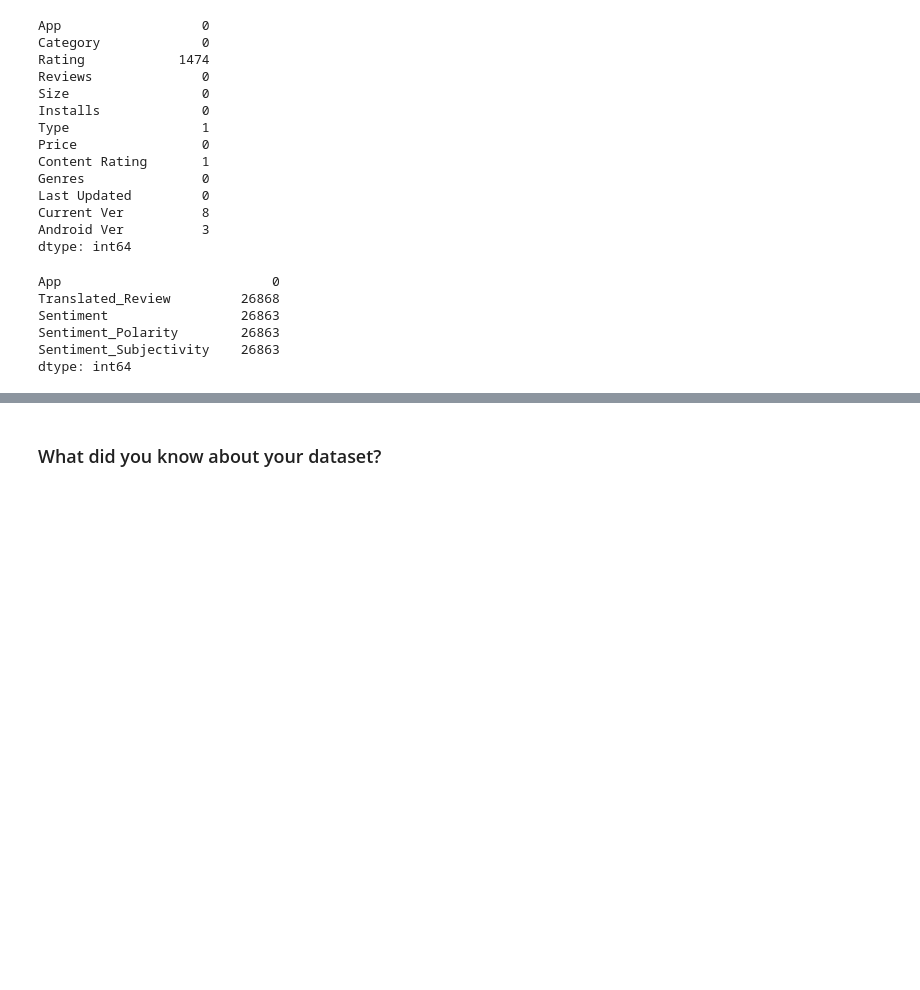
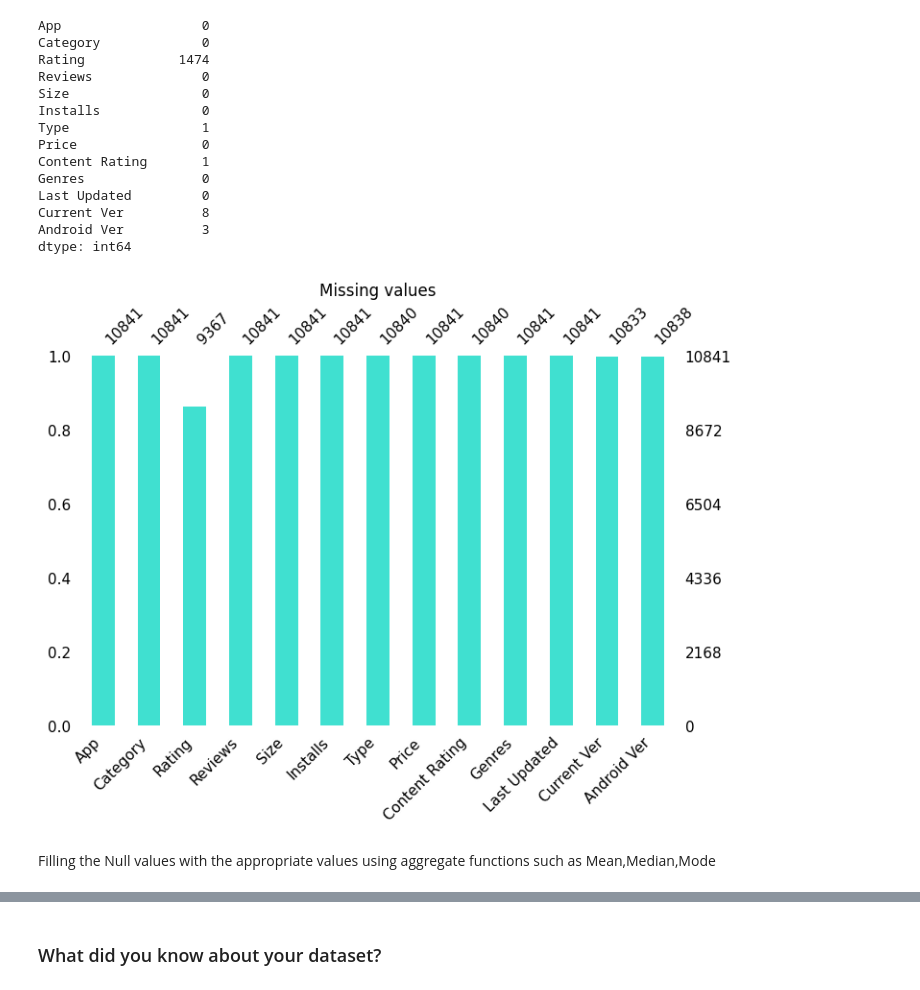
Before and after one commit to Radhika190/CAPSTON---1-Platstore-app-data-analysis, a Jupyter notebook: Individual_Notebook_|_playstore_app_data_analysis_.ipynb, the cells around one changed output, grey strips where cells are left out. Cells and saved outputs as stored; diff of their text form; code cells hidden in the pictures; blank space fills up the shorter version.

```diff
--- a/Individual_Notebook_|_playstore_app_data_analysis_.ipynb
+++ b/Individual_Notebook_|_playstore_app_data_analysis_.ipynb
@@ -82,8 +101,8 @@ drive.mount('/content/drive')
 Mounted at /content/drive
 # %%
 # load the apps and reviews data into pandas dataframe
-df_ps = pd.read_csv('/content/drive/MyDrive/Colab Notebooks/Play Store Data.csv')
-df_rev =pd.read_csv('/content/drive/MyDrive/Colab Notebooks/User Reviews.csv')
+df_ps = pd.read_csv('/content/drive/MyDrive/Capstone project google play store analysis/Play Store Data.csv')
+df_rev =pd.read_csv('/content/drive/MyDrive/Capstone project google play store analysis/User Reviews.csv')
 # %% [markdown]
 ### Dataset First View
 # %%
@@ -149,12 +244,3 @@ Last Updated         0
 Current Ver          8
 Android Ver          3
 dtype: int64
-# %%
-df_rev.isna().sum()
-# %% [output]
-App                           0
-Translated_Review         26868
-Sentiment                 26863
-Sentiment_Polarity        26863
-Sentiment_Subjectivity    26863
-dtype: int64
@@ -162,0 +247,12 @@ dtype: int64
+# %%
+# Visualizing the missing values in playstore data.csv
+msno.bar(df_ps,
+         fontsize=11,
+         figsize=(8,5),
+         color='turquoise')
+plt.title('Missing values')
+plt.show()
+# %% [output]
+[figure, added]
+# %% [markdown]
+Filling the Null values with the appropriate values using aggregate functions such as Mean,Median,Mode
```
Also changed, not shown: parts of 217 cells of this notebook.
